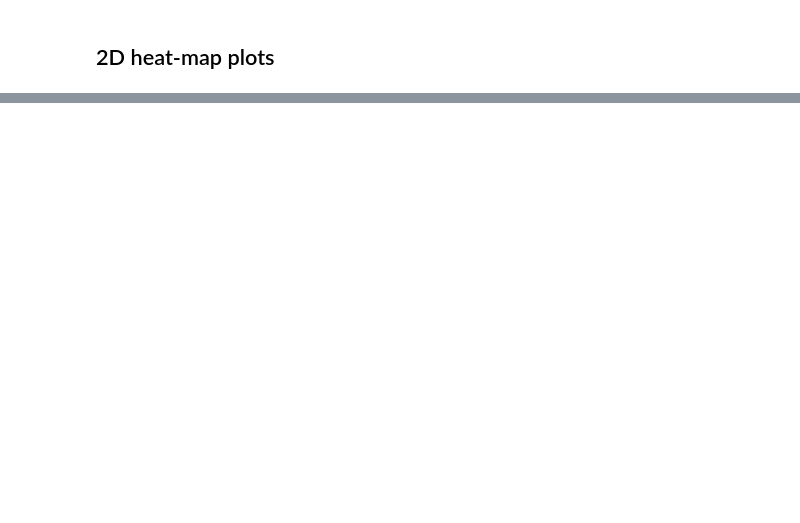
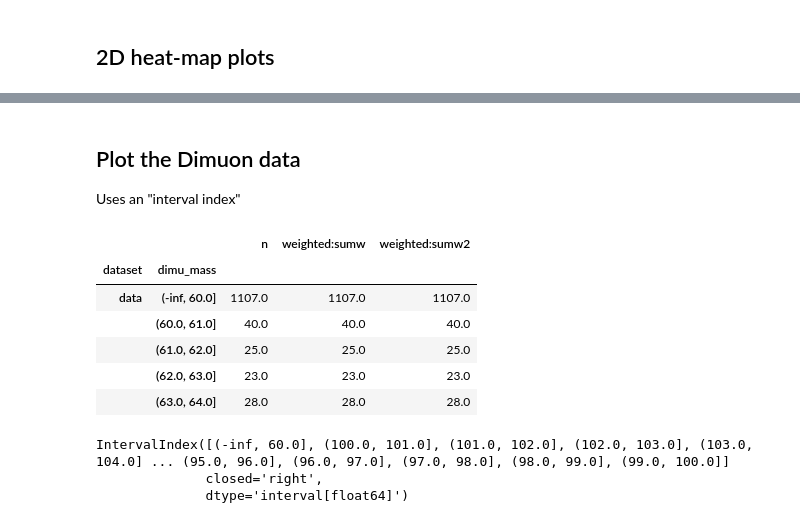
Before and after one commit to FAST-HEP/FAST_cms_public_tutorial, a Jupyter notebook: plot_results.ipynb, the cells around one changed output, grey strips where cells are left out. Cells and saved outputs as stored; diff of their text form; code cells hidden in the pictures; blank space fills up the shorter version.

```diff
--- a/plot_results.ipynb
+++ b/plot_results.ipynb
@@ -256,0 +273,21 @@ for dataset, group in dataframe.groupby("dataset"):
+# %% [markdown]
+## Plot the Dimuon data
+Uses an "interval index"
+# %%
+dimuon = read_binned_df("example_outputs/tbl_dataset.dimu_mass--weighted.csv")
+dimuon.head()
+# %% [output]
+|  |  | n | weighted:sumw | weighted:sumw2 |
+| dataset | dimu_mass |  |  |  |
+| data | (-inf, 60.0] | 1107.0 | 1107.0 | 1107.0 |
+|  | (60.0, 61.0] | 40.0 | 40.0 | 40.0 |
+|  | (61.0, 62.0] | 25.0 | 25.0 | 25.0 |
+|  | (62.0, 63.0] | 23.0 | 23.0 | 23.0 |
+|  | (63.0, 64.0] | 28.0 | 28.0 | 28.0 |
+# %%
+intervals = interval_from_string(dimuon.index.levels[1])
+intervals
+# %% [output]
+IntervalIndex([(-inf, 60.0], (100.0, 101.0], (101.0, 102.0], (102.0, 103.0], (103.0, 104.0] ... (95.0, 96.0], (96.0, 97.0], (97.0, 98.0], (98.0, 99.0], (99.0, 100.0]]
+              closed='right',
+              dtype='interval[float64]')
```
Also changed, not shown: parts of 10 cells of this notebook.
